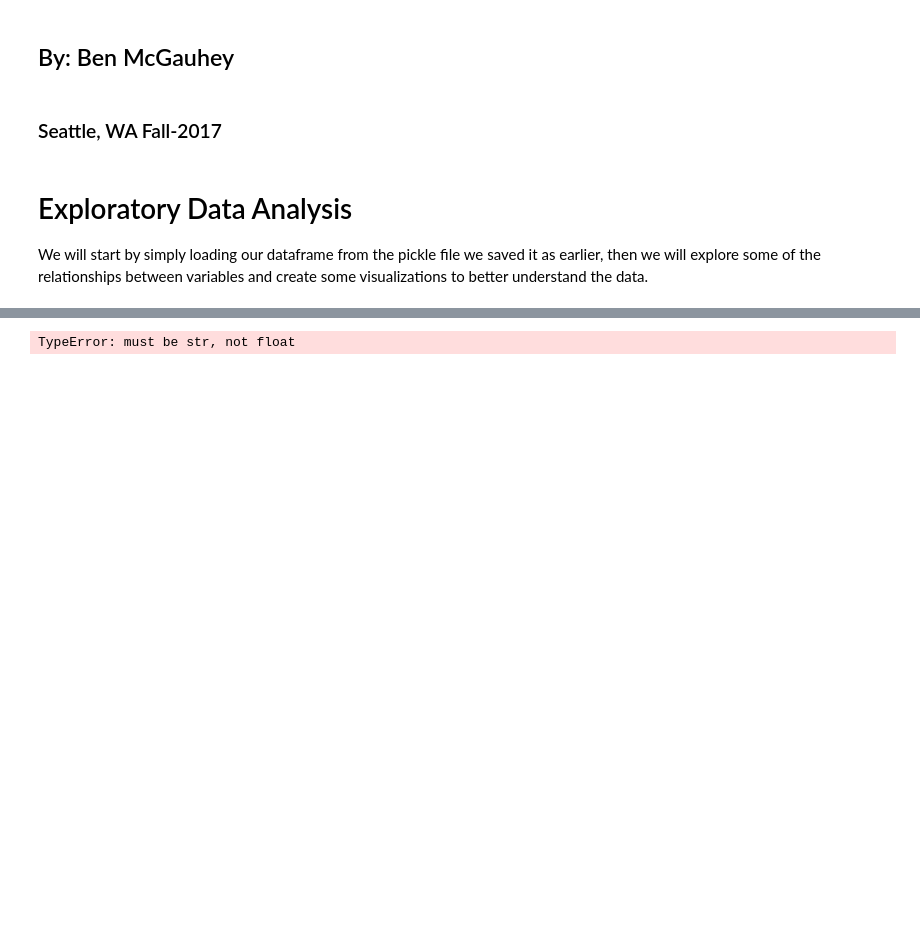
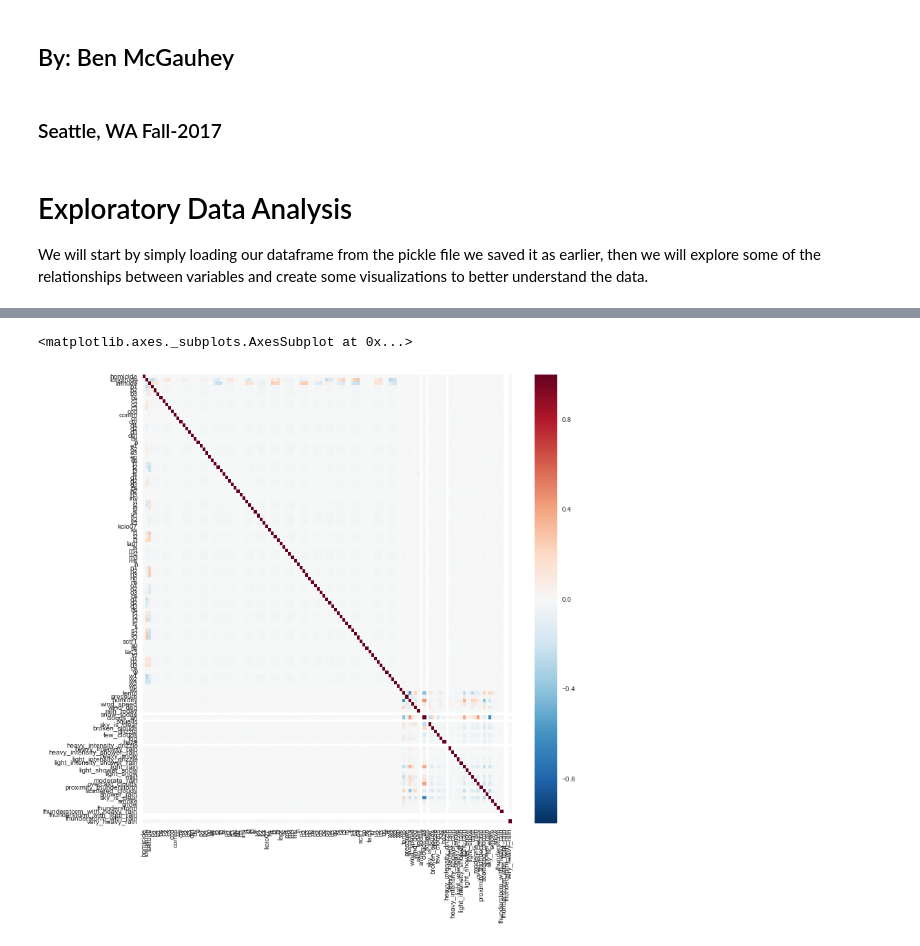
Before and after one commit to benmagoo808/METIS_Project, a Jupyter notebook: exploratory_data_analysis.ipynb, the cells around one changed output, grey strips where cells are left out. Saved outputs shown, nothing was run; the diff lists cells and outputs as text; code cells hidden in the pictures; blank space fills up the shorter version.

```diff
--- a/exploratory_data_analysis.ipynb
+++ b/exploratory_data_analysis.ipynb
@@ -17,4 +17,4 @@ import folium
 from shapely.geometry import Point
 %matplotlib inline
 # %%
-df = pd.read_pickle('weatherAndCallData.pkl') # Get our dataframe up and running from our saved file
+df = pd.read_pickle('Data/weatherAndCallData.pkl') # Get our dataframe up and running from our saved file
@@ -128,15 +40,17 @@ list_2 = df.columns[4:39] # Create a list of just the crime column names
-# %%
-plotDict = {} # Create a dictionary for our plot values
-for weather in list_1: # Loop across each of the two lists that contain the items we want to compare
-    for event in list_2:
-        tempDict = {(weather, event): scipy.stats.pearsonr(df[weather],df[event])} # Compare our two items
-        plotDict.update(tempDict) # Update our plot dictionary
-dfOutput = pd.Series(plotDict).unstack() # Unstack our dictionary into a series
-dfOutputPearson = dfOutput.apply(lambda x: x.apply(lambda x:x[0]))
-
-sns.set_style('whitegrid') # Set our style
-fig, ax = plt.subplots()
-fig.set_size_inches(12, 12) # Make it big enough to read the column names
-sns.heatmap(dfOutputPearson) # Plot a heatmap using the pearson coefficient datafram we made earlier
-# %% [output]
-TypeError: must be str, not float
+# %%
+dropCols = df.columns[4:39] # Make a mask of our other crime columns
+# %%
+df.drop(dropCols, axis=1, inplace=True) # Drop the other crimes from our df
+# %%
+homicide = df.homicide # Rearrange our df so our outcome is in the first column
+df.drop('homicide', axis=1, inplace=True)
+df.insert(0,'homicide', homicide)
+# %%
+corr = df.corr()
+sns.set_style('whitegrid') # Set our style
+fig, ax = plt.subplots()
+fig.set_size_inches(12, 12) # Make it big enough to read the column names
+sns.heatmap(corr) # Plot a heatmap
+# %% [output]
+<matplotlib.axes._subplots.AxesSubplot at 0x...>
+[figure, added]
```
Also changed, not shown: parts of 25 cells of this notebook.
